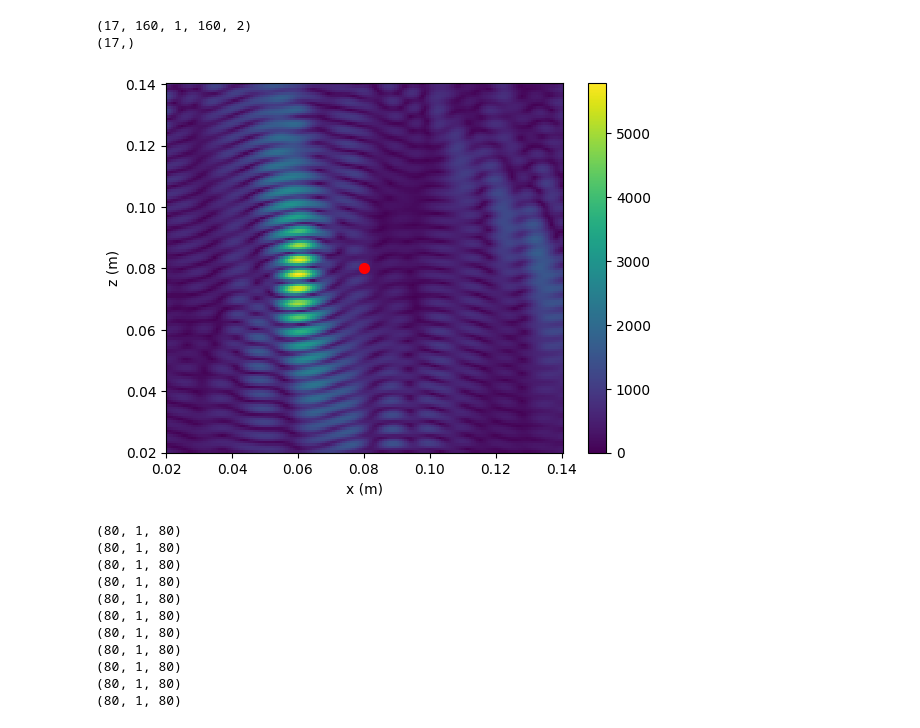
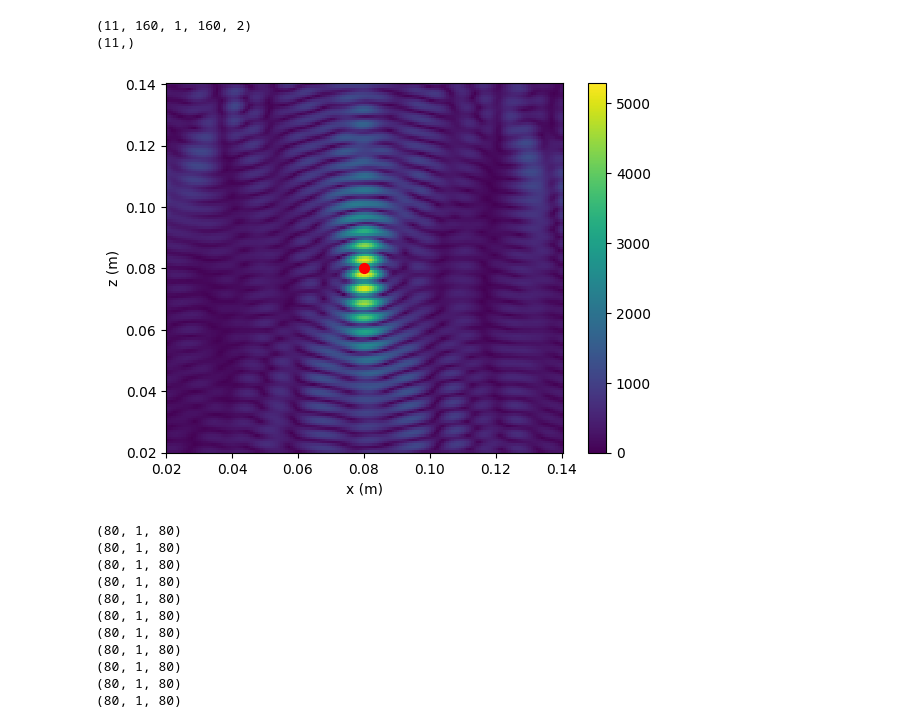
Before and after one commit to howard-2718/hat-pressure-field-sim, a Jupyter notebook: python/plot.ipynb, the cells around one changed output. Drawn from its saved outputs; the diff is of its cells as text; code cells hidden in the pictures.

```diff
--- a/python/plot.ipynb
+++ b/python/plot.ipynb
@@ -4,18 +4,20 @@ import matplotlib.pyplot as plt
 from matplotlib.animation import FuncAnimation
 import numpy as np
 
+leading_string = "misalign_pos_test_refcoeff_1"
+
 import pickle
-file = open("../rust/field.pickle", "rb")
+file = open(f"../rust/out/{leading_string}_fields.pickle", "rb")
 field = pickle.load(file)
 
-file = open("../rust/time.pickle", "rb")
+file = open(f"../rust/out/{leading_string}_times.pickle", "rb")
 time = pickle.load(file)
 
 print(np.shape(field))
 print(np.shape(time))
 # %% [output]
-(17, 160, 1, 160, 2)
-(17,)
+(11, 160, 1, 160, 2)
+(11,)
 # %%
 # Assume:
 # field: list/array of subfields
@@ -57,36 +59,36 @@ def update(index):
     F = np.array(subfield)
     F = F[:, :, :, 0] + 1j * F[:, :, :, 1]
     norm = np.abs(F)
 
     # update colormesh data
     mesh.set_array(norm[:, 0, :].swapaxes(0, 1).ravel())
     mesh.set_clim(0, np.max(norm))
 
     # update scatter position
-    scatter.set_offsets([[0.06 + index * 0.0025, 0.08]])
+    scatter.set_offsets([[0.08 + index * 0.0025, 0.08]])
 
     # update title with time
     title.set_text(
         f"Un-normalized pressure distribution\n"
         f"y = 0.08, t = {time[index]:.3f}"
     )
 
     return mesh, scatter, title
 
 # --- create animation ---
 ani = FuncAnimation(
     fig,
     update,
     frames=len(field),
     interval=50,   # ms between frames
     blit=False
 )
 
 plt.show()
 
-ani.save("pressure_animation_2.mp4", dpi=200)
+ani.save(f"{leading_string}.mp4", dpi=200)
 # %% [output]
-[figure, old version]
+[figure, new version]
 # %%
 for (index, subfield) in enumerate(field):
     F = np.array(subfield)
```
Also changed, not shown: 6 other files.
